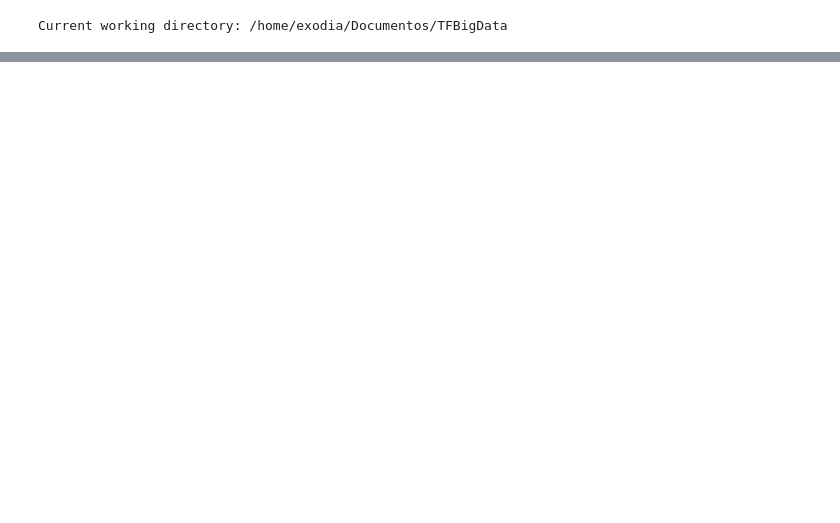
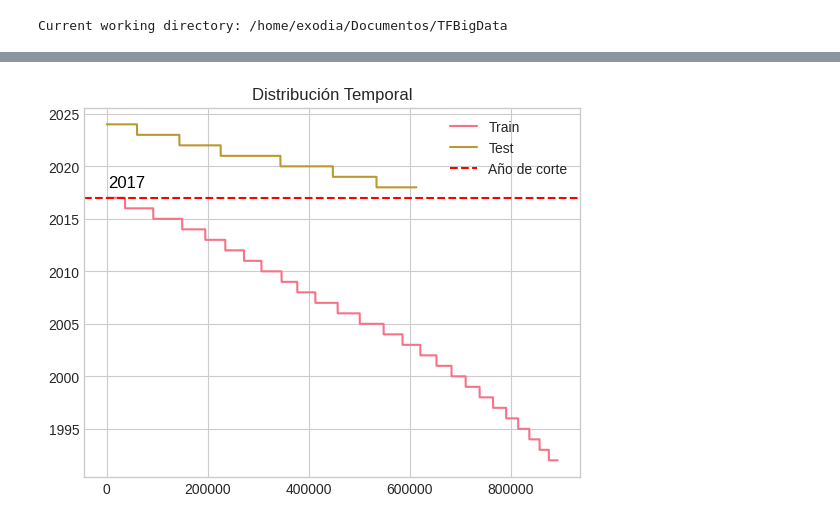
Before and after one commit to R0SEWT/Denmark-HousePrices-Analysis, a Jupyter notebook: notebooks/04_modelado_supervisado.ipynb, the cells around one changed output, grey strips where cells are left out. Drawn from its saved outputs; the diff is of its cells as text; code cells hidden in the pictures; blank space fills up the shorter version.

```diff
--- a/notebooks/04_modelado_supervisado.ipynb
+++ b/notebooks/04_modelado_supervisado.ipynb
@@ -2722,0 +109,8 @@ print("="*60)
+# %%
+
+# 📦 Cargar datos en pandas y escalar
+train = pd.read_parquet(TRAIN_DATA_FILE)
+test = pd.read_parquet(TEST_DATA_FILE)
+
+features = open(SELECTED_FEATURES_FILE).read().splitlines()
+scalers = load(SCALERS_FILE)
@@ -2722,0 +150,13 @@ print("="*60)
+# %%
+# grafico comparativo de la variable temporal
+plt.plot(train['year'], label="Train")
+plt.plot(test['year'], label="Test")
+
+## anadir una linea horizonalt en el 2017
+plt.axhline(y=2017, color='r', linestyle='--', label='Año de corte')
+plt.text(2017, 2018, '2017', color='black', fontsize=12)
+plt.legend()
+plt.title("Distribución Temporal")
+plt.show()
+# %% [output]
+[figure, added]
```
Also changed, not shown: parts of 51 cells of this notebook, 4 other files.
